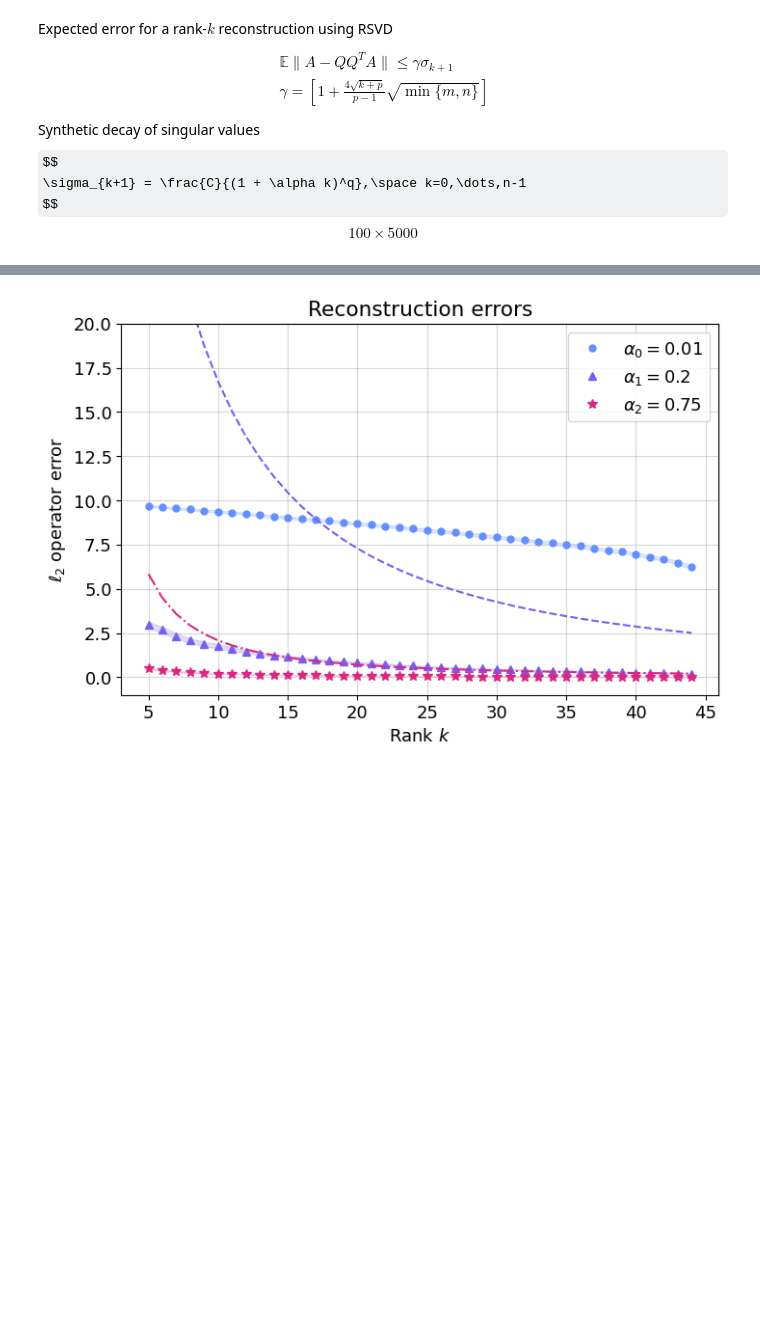
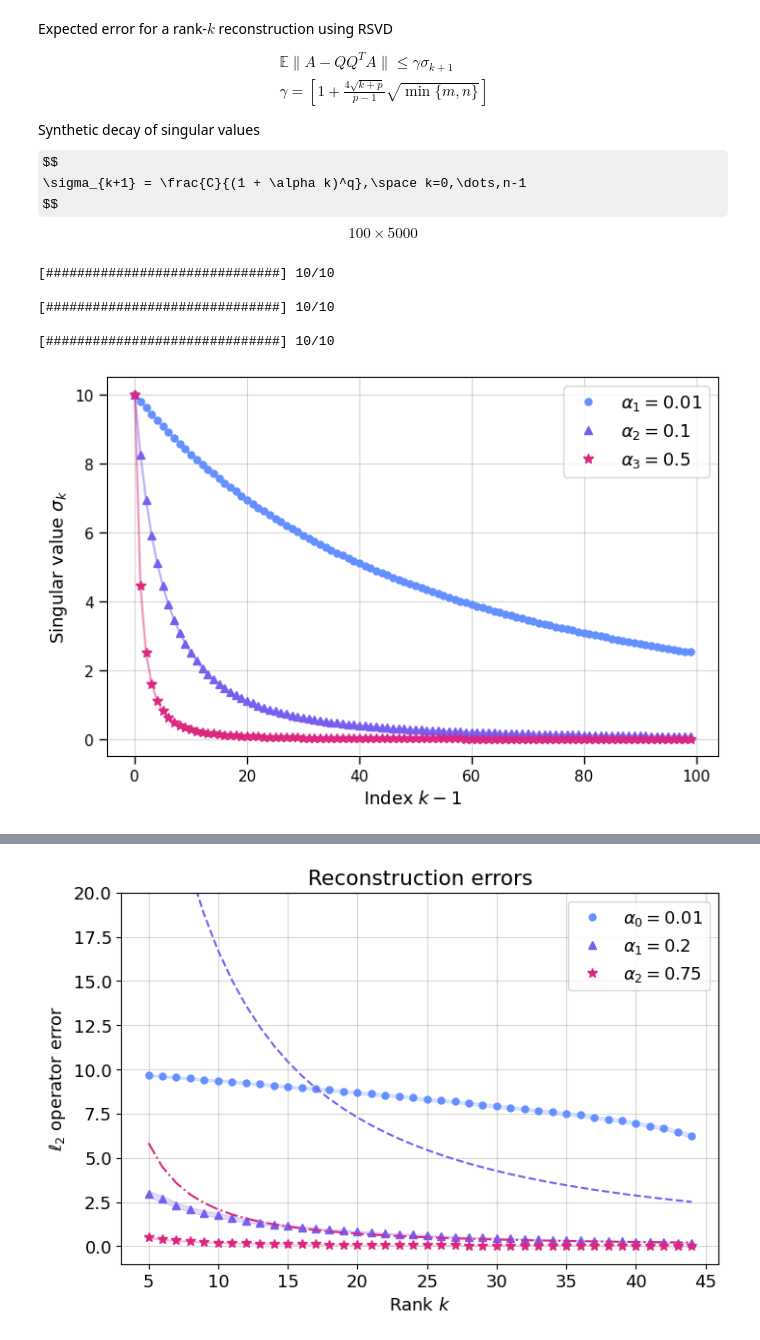
Before and after one commit to EliasSev/randomized-svd-paper, a Jupyter notebook: notebooks/rsvd_test_matrix.ipynb, the cells around one changed output, grey strips where cells are left out. Saved outputs shown, nothing was run; the diff lists cells and outputs as text; code cells hidden in the pictures; some formulas as TeX source; blank space fills up the shorter version.

```diff
--- a/notebooks/rsvd_test_matrix.ipynb
+++ b/notebooks/rsvd_test_matrix.ipynb
@@ -137 +122,59 @@ expected_errors = np.array([
+# %%
+# Generate spectral decays
+C, q = 10, 2
+m, n = 100, 1000
+alphas = np.array([0.01, 0.1, 0.5])
+Ss = np.array([poly_decay(min(m, n), C, alpha, q) for alpha in alphas])
+
+# Generate the data
+repeats = 10
+AN = [N_random_test_matrices(repeats, m, n, s) for s in Ss]
+
+# Perform the experiments
+p = 10                # Oversampling
+k_min, k_max = 5, 45  # Rank range
+experiments = [experiment(AN[i], k_min, k_max, p) for i in range(3)]  # 3 experiments
+
+# Extract data
+errors = np.array([e['errors'] for e in experiments])
+dt_rsvd = np.array([e['dt rsvd'] for e in experiments])
+dt_svd = np.array([e['dt svd'] for e in experiments])
+expected_errors = np.array([
+    errors_rsvd_expected(S, k_min, k_max, p)
+    for S in Ss
+])
+# %% [output]
+[##############################] 10/10
+
+[##############################] 10/10
+
+[##############################] 10/10
+# %%
+styles = ['-', '--', '-.']
+markers = ['o', '^', '*']
+sizes = [5, 6, 7]
+
+nk = k_max - k_min
+k_range = np.arange(k_min, k_max)
+
+fig, ax = plt.subplots(1, 1, figsize=(8, 5))
+
+for i in range(len(Ss)):
+    ax.plot(np.arange(min(m, n)), Ss[i], markers[i],
+            c=colors3[i], ms=sizes[i], label=f'$\\alpha_{i+1}={alphas[i]}$')
+    ax.plot(np.arange(min(m, n)), Ss[i], '-', c=colors3[i], ms=1, alpha=0.5)
+
+ax.set_xlabel('Index $k-1$', fontsize=13)
+ax.set_ylabel('Singular value $\\sigma_k$', fontsize=13)
+
+ax.tick_params(axis='both', which='major', labelsize=11, length=6, width=1)
+ax.tick_params(axis='both', which='minor', length=3, color='gray')
+
+ax.grid(True, alpha=0.5)
+ax.legend()
+
+plt.savefig("../figures/singular_value_decay.png", dpi=300)
+plt.show()
+# %% [output]
+[figure, added]
 # %%
```
Also changed, not shown: parts of 7 cells of this notebook, 2 other files.
